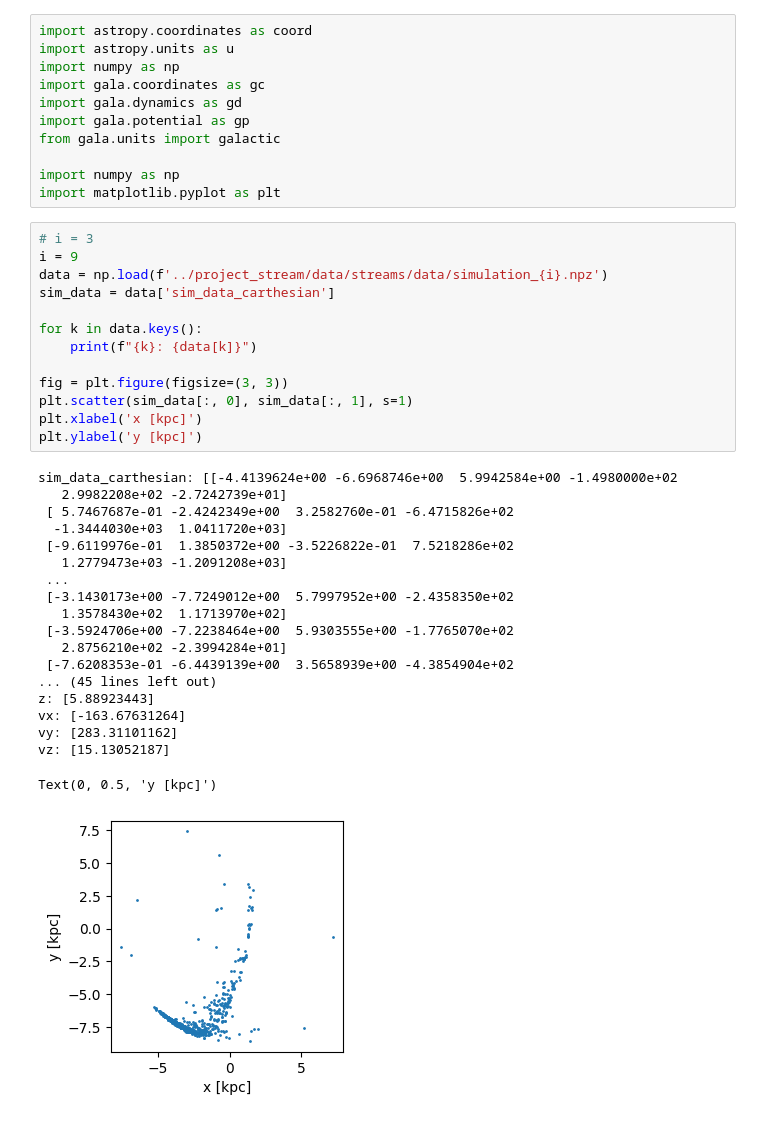
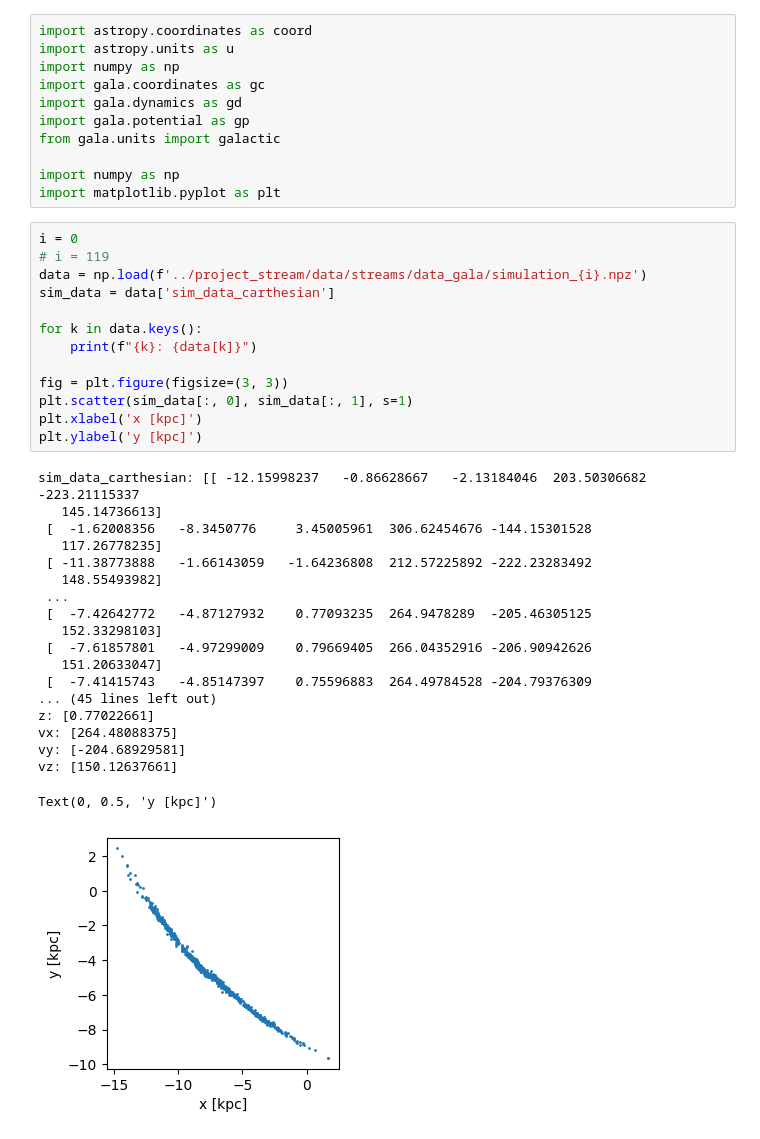
Before and after one commit to vepe99/diffusion-experiments, a Jupyter notebook: case_study5/galax_test/particle_spray_comparison_gala.ipynb, the cells around one changed output. Saved outputs shown, nothing was run; the diff lists cells and outputs as text.

```diff
--- a/case_study5/galax_test/particle_spray_comparison_gala.ipynb
+++ b/case_study5/galax_test/particle_spray_comparison_gala.ipynb
@@ -10,38 +10,38 @@ from gala.units import galactic
 import numpy as np
 import matplotlib.pyplot as plt
 # %%
-# i = 3
-i = 9
-data = np.load(f'../project_stream/data/streams/data/simulation_{i}.npz')
+i = 0
+# i = 119
+data = np.load(f'../project_stream/data/streams/data_gala/simulation_{i}.npz')
 sim_data = data['sim_data_carthesian']
 
 for k in data.keys():
     print(f"{k}: {data[k]}")
 
 fig = plt.figure(figsize=(3, 3))
 plt.scatter(sim_data[:, 0], sim_data[:, 1], s=1)
 plt.xlabel('x [kpc]')
 plt.ylabel('y [kpc]')
 # %% [output]
-sim_data_carthesian: [[-4.4139624e+00 -6.6968746e+00  5.9942584e+00 -1.4980000e+02
-   2.9982208e+02 -2.7242739e+01]
- [ 5.7467687e-01 -2.4242349e+00  3.2582760e-01 -6.4715826e+02
-  -1.3444030e+03  1.0411720e+03]
- [-9.6119976e-01  1.3850372e+00 -3.5226822e-01  7.5218286e+02
-   1.2779473e+03 -1.2091208e+03]
+sim_data_carthesian: [[ -12.15998237   -0.86628667   -2.13184046  203.50306682 -223.21115337
+   145.14736613]
+ [  -1.62008356   -8.3450776     3.45005961  306.62454676 -144.15301528
+   117.26778235]
+ [ -11.38773888   -1.66143059   -1.64236808  212.57225892 -222.23283492
+   148.55493982]
  ...
- [-3.1430173e+00 -7.7249012e+00  5.7997952e+00 -2.4358350e+02
-   1.3578430e+02  1.1713970e+02]
- [-3.5924706e+00 -7.2238464e+00  5.9303555e+00 -1.7765070e+02
-   2.8756210e+02 -2.3994284e+01]
- [-7.6208353e-01 -6.4439139e+00  3.5658939e+00 -4.3854904e+02
+ [  -7.42642772   -4.87127932    0.77093235  264.9478289  -205.46305125
+   152.33298103]
+ [  -7.61857801   -4.97299009    0.79669405  266.04352916 -206.90942626
+   151.20633047]
+ [  -7.41415743   -4.85147397    0.75596883  264.49784528 -204.79376309
 ... (45 lines left out)
-z: [5.88923443]
-vx: [-163.67631264]
-vy: [283.31101162]
-vz: [15.13052187]
+z: [0.77022661]
+vx: [264.48088375]
+vy: [-204.68929581]
+vz: [150.12637661]
 Text(0, 0.5, 'y [kpc]')
-[figure, old version]
+[figure, new version]
 # %%
 print('j =',data['j'][0], 'is NGC3201 !')
 
```
Also changed, not shown: parts of 5 cells of this notebook, 5 other files.
